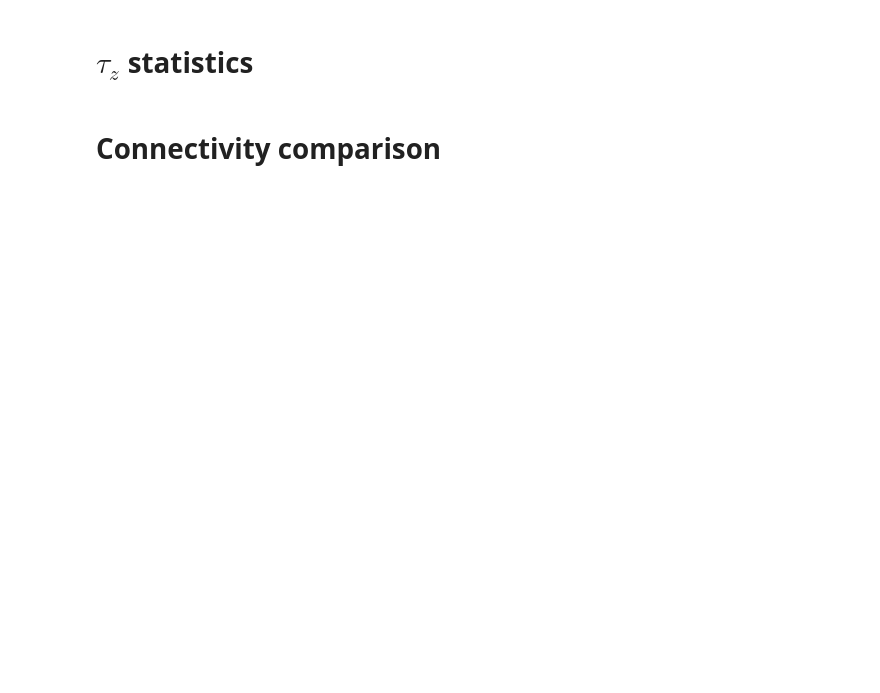
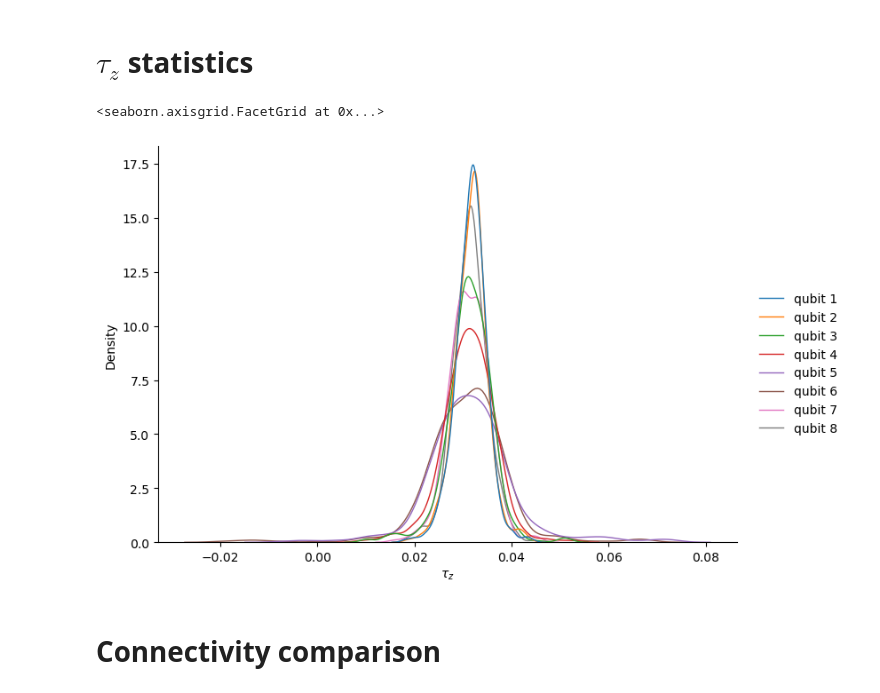
Before and after one commit to UnnatiAkhouri/QuNet, a Jupyter notebook: QuNet_bootcamp_2025/Session_7/NM_evolution.ipynb, the cells around one changed output. Drawn from its saved outputs; the diff is of its cells as text; code cells hidden in the pictures; blank space fills up the shorter version.

```diff
--- a/QuNet_bootcamp_2025/Session_7/NM_evolution.ipynb
+++ b/QuNet_bootcamp_2025/Session_7/NM_evolution.ipynb
@@ -135,8 +147,9 @@ plot_node_evolution(pops_NM_skew[11][200:300])
 # %% [markdown]
 # $\tau_z$ statistics
 # %%
+steps = num_steps
 denom = 15.0
-steps = 502
+
 def tz_two_q_dyns_map(pops_trial_index,denom):
     tz = []
     np.array(pops_trial_index)
@@ -165,6 +179,29 @@ def means_stds_of_tz_of_one_sim_index(tz_trial_index):
         means = np.mean(tz_trial_index[step_index])
         mean_stds_list.append([means, stds])
     return mean_stds_list
+# %%
+denom = 15.0
+
+tau_z_avg_0_0_2_2 = np.zeros((pops_NM_0_0_2_2.shape[1]-1,pops_NM_0_0_2_2.shape[2]))
+
+# sum tau_z stats for each trial
+for trial_pops in pops_NM_0_0_2_2:
+    tau_z_pops = np.array(tz_two_q_dyns_map(trial_pops, denom = denom))
+    tau_z_avg_0_0_2_2 = np.add(tau_z_avg_0_0_2_2, tau_z_pops)
+
+# divide by number of trials to obtain average values
+tau_z_avg_0_0_2_2 = tau_z_avg_0_0_2_2 / float(pops_NM_0_0_2_2.shape[0])
+
+# cast results into DataFrame
+col_names = [f'qubit {i+1}' for i in range(n_qubits)]
+tz_trial_avg_df_0_0_2_2 = pd.DataFrame(tau_z_avg_0_0_2_2, columns=col_names)
+# %%
+ax = sns.displot(data=tz_trial_avg_df_0_0_2_2,kind='kde',linewidth=1.0,
+                height=5, aspect=1.5)
+ax.set(xlabel=r'$\tau_z$')
+# %% [output]
+<seaborn.axisgrid.FacetGrid at 0x...>
+[figure, added]
 # %% [markdown]
 # Connectivity comparison
 # %%
```
Also changed, not shown: parts of 14 cells of this notebook, 2 other files.
